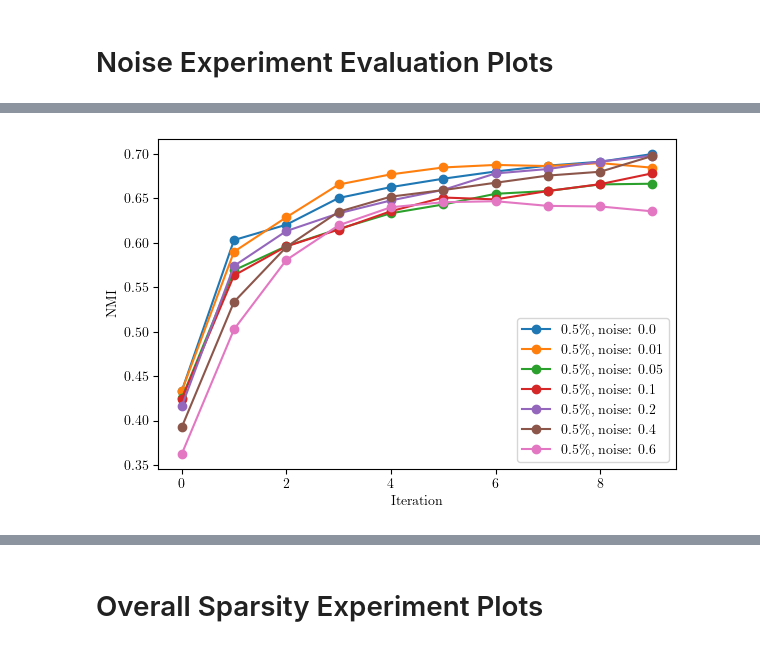
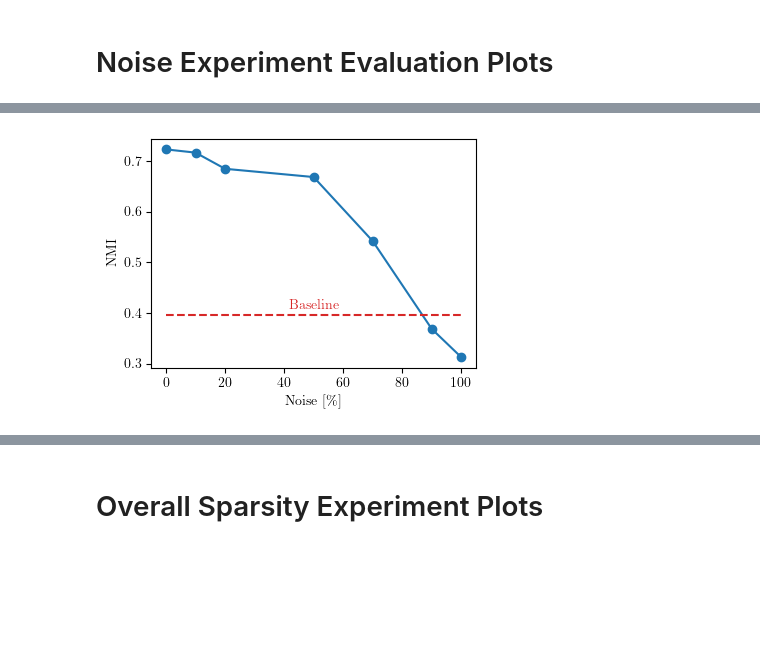
Before and after one commit to lnueesch/dl-project, a Jupyter notebook: deepcluster_implementation/eval_plots.ipynb, the cells around one changed output, grey strips where cells are left out. Drawn from its saved outputs; the diff is of its cells as text; code cells hidden in the pictures; blank space fills up the shorter version.

Commit message:
Refactor cluster plotting for cleaner visualization

```diff
--- a/deepcluster_implementation/eval_plots.ipynb
+++ b/deepcluster_implementation/eval_plots.ipynb
@@ -144,27 +263,18 @@ for metric in metrics_to_plot:
 # %%
 
 
-run_path = './experiments/run_noise_20250115_010746' # noise
+run_path = './experiments/run_noise_20250115_160055' # noise
 
-labels_noise = ['0.5\%, noise: 0.0',
-                '1\% noise: 0.0',
-                '0.5\%, noise: 0.01',
-                '0.5\%, noise: 0.05',
-                '0.5\%, noise: 0.1',
-                '0.5\%, noise: 0.2',
-                '0.5\%, noise: 0.4',
-                '0.5\%, noise: 0.6',
+labels_noise = ['1\%, noise: 0.0',
                 '1\%, noise: 0.01',
                 '1\%, noise: 0.05',
                 '1\%, noise: 0.1',
                 '1\%, noise: 0.2',
-                '1\%, noise: 0.4',
-                '1\%, noise: 0.6',
+                '1\%, noise: 0.5',
+                '1\%, noise: 0.7',
+                '1\%, noise: 0.9',
+                '1\%, noise: 1.0',
                ]
-
-indices_noise_1 = [2, 9, 10, 11, 12, 13, 14]
-
-indices_noise_05 = [1, 3, 4, 5, 6, 7, 8]
 
 # run_paths = {}
 # for i, label in enumerate(labels_noise):
@@ -172,23 +282,15 @@ indices_noise_05 = [1, 3, 4, 5, 6, 7, 8]
 #     metrics_dict = load_metrics(run_paths)
 
 run_paths_1 = {}
-for i in indices_noise_1:
-    run_paths_1[labels_noise[i-1]] = run_path + f'/config_{i}'
+for i in range(len(labels_noise)):
+    run_paths_1[labels_noise[i]] = run_path + f'/config_{i+1}'
     metrics_dict_1 = load_metrics(run_paths_1)
-
-run_paths_05 = {}
-for i in indices_noise_05:
-    run_paths_05[labels_noise[i-1]] = run_path + f'/config_{i}'
-    metrics_dict_05 = load_metrics(run_paths_05)
 
 # Collect metrics into DataFrames
 dfs_1 = {}
 for run_name, m in metrics_dict_1.items():
     dfs_1[run_name] = pd.DataFrame(m)
 
-dfs_05 = {}
-for run_name, m in metrics_dict_05.items():
-    dfs_05[run_name] = pd.DataFrame(m)
 
 # The metrics we care about
 metrics_to_plot = ['nmi_true', 'silhouette']
@@ -200,14 +302,16 @@ metrics_legend = {
 # %matplotlib qt
 %matplotlib inline
 
+use_indecis = [0, 3, 4, 5, 6, 7, 8]
+
 for metric in metrics_to_plot:
     plt.figure(figsize=(6, 4))
     # Plot this metric for each config/run
-    i=0
-    for run_name, df in dfs_1.items():
+    for i in use_indecis:
+        run_name = labels_noise[i]
+        df = dfs_1[run_name]
         # Some metrics might have NaN/null (e.g. 'nmi_prev' for iteration 0), so drop them or fill
-        plt.plot(df[metric], label=labels_noise[indices_noise_1[i]-1], marker='o')
-        i+=1
+        plt.plot(df[metric], label=run_name, marker='o')
     plt.xlabel('Iteration')
     plt.ylabel(f'{metrics_legend[metric]}')
     plt.legend()
@@ -215,18 +319,36 @@ for metric in metrics_to_plot:
     # plt.savefig(f'{run_path}/{metric}.pdf')
     plt.show()
 
-for metric in metrics_to_plot:
-    plt.figure(figsize=(6, 4))
-    # Plot this metric for each config/run
-    i=0
-    for run_name, df in dfs_05.items():
-        # Some metrics might have NaN/null (e.g. 'nmi_prev' for iteration 0), so drop them or fill
-        plt.plot(df[metric], label=labels_noise[indices_noise_05[i]-1], marker='o')
-        i+=1
-    plt.xlabel('Iteration')
-    plt.ylabel(f'{metrics_legend[metric]}')
-    plt.legend()
-    plt.tight_layout()
-    # plt.savefig(f'{run_path}/{metric}.pdf')
-    plt.show()
+
+# extract nmi scores of last epoch for each config
+nmi_last = []
+for run_name, df in dfs_1.items():
+    nmi_last.append(df['nmi_true'].iloc[-4:].mean())
+
+# create label_noise list which is only the percentage
+labels_noise_percentage = [0, 1,5,10, 20, 50, 70, 90, 100]
+
+
+
+# Remove elements at index 1 and 2 from nmi_last and labels_noise_percentage
+nmi_last_filtered = [nmi_last[i] for i in range(len(nmi_last)) if i not in [1, 2]]
+labels_noise_percentage_filtered = [labels_noise_percentage[i] for i in range(len(labels_noise_percentage)) if i not in [1, 2]]
+
+# Plot nmi_last vs noise
+plt.figure(figsize=(4, 3))
+plt.plot(labels_noise_percentage_filtered, nmi_last_filtered, marker='o')
+plt.hlines(y=nmi_avg[-1], xmin=0, xmax=100, color=(215/255, 40/255, 40/255), linestyle='--', label='avg')
+plt.text(50, nmi_avg[-1] + 0.01, 'Baseline', color=(215/255, 40/255, 40/255), ha='center')
+plt.ylabel('NMI')
+plt.xlabel('Noise [\%]')
+plt.tight_layout()
+plt.savefig(f'{run_path}/nmi_last_vs_noise.pdf')
+plt.show()
+
+# create table with last iteration values of each metric
+last_iteration = {}
+for run_name, df in dfs_1.items():
+    last_iteration[run_name] = df.iloc[-1]
+last_iteration_df = pd.DataFrame(last_iteration)
+print(last_iteration_df)
 # %% [output]
@@ -235 +357 @@ for metric in metrics_to_plot:
-[figure, old version]
+[figure, new version]
```
Also changed, not shown: parts of 13 cells of this notebook, 4 other files.
